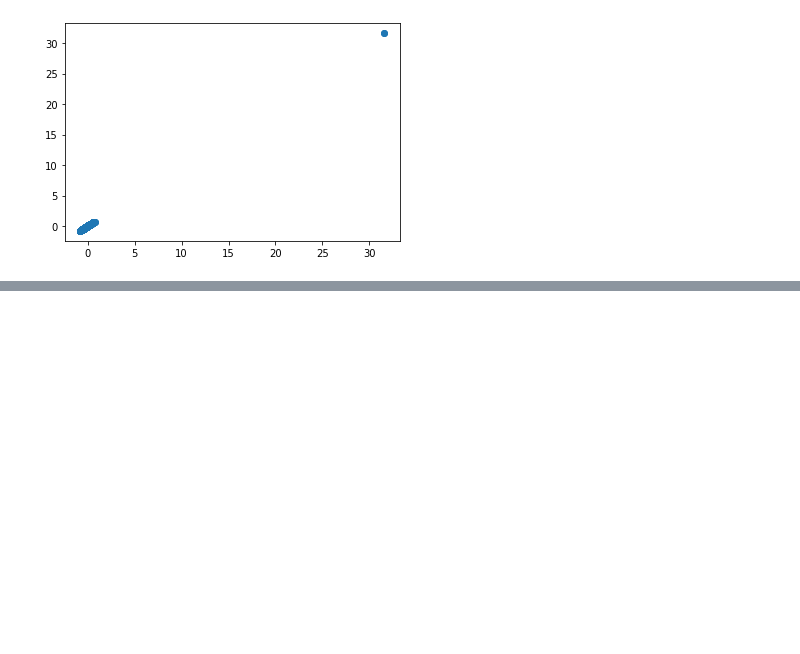
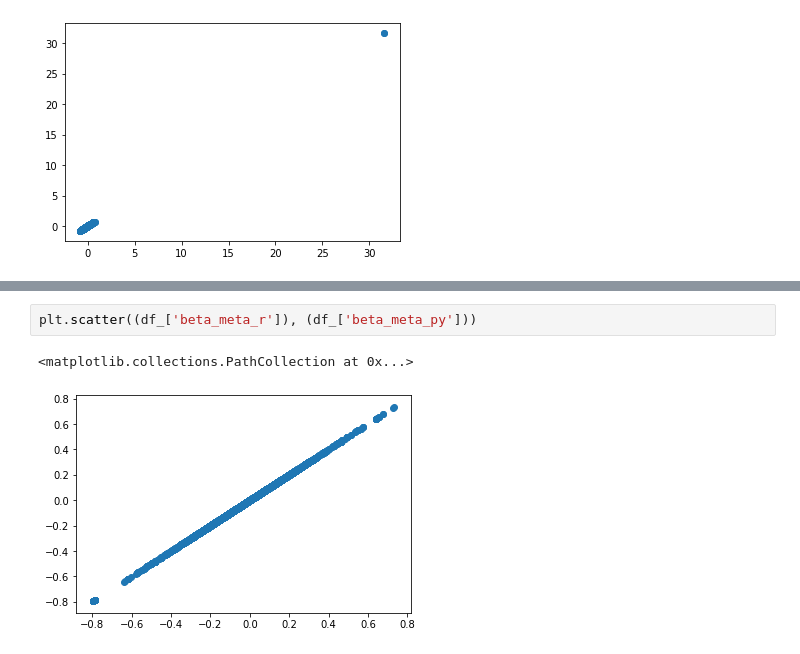
Before and after one commit to liangyy/process-geuvadis-mixqtl, a Jupyter notebook: test_run/test_r_mixqtl.ipynb, the cells around one changed output, grey strips where cells are left out. Drawn from its saved outputs; the diff is of its cells as text; blank space fills up the shorter version.

```diff
--- a/test_run/test_r_mixqtl.ipynb
+++ b/test_run/test_r_mixqtl.ipynb
@@ -573,0 +579,5 @@ plt.scatter((df_['beta_trc_r']), (df_['beta_trc_py']))
+# %%
+plt.scatter((df_['beta_meta_r']), (df_['beta_meta_py']))
+# %% [output]
+<matplotlib.collections.PathCollection at 0x...>
+[figure, added]
```
Also changed, not shown: parts of 3 cells of this notebook.
